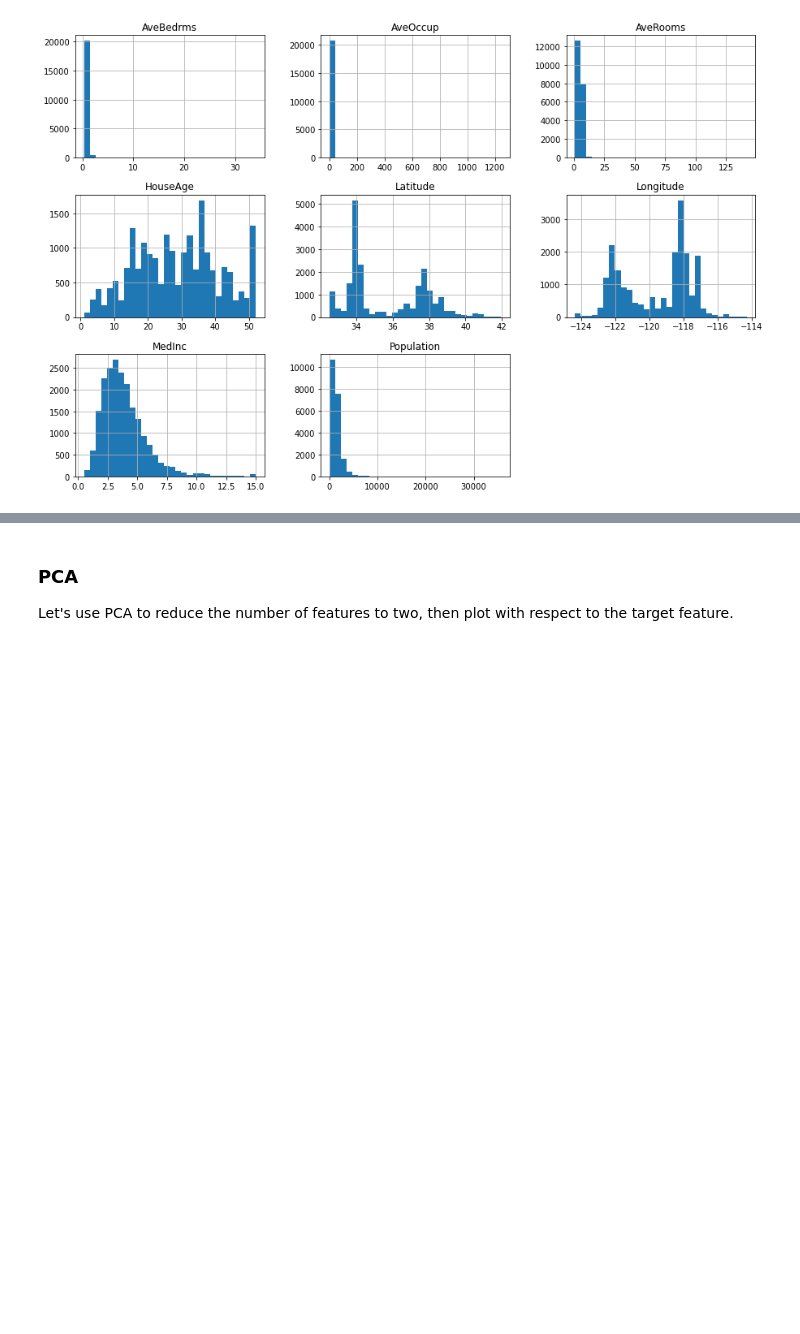
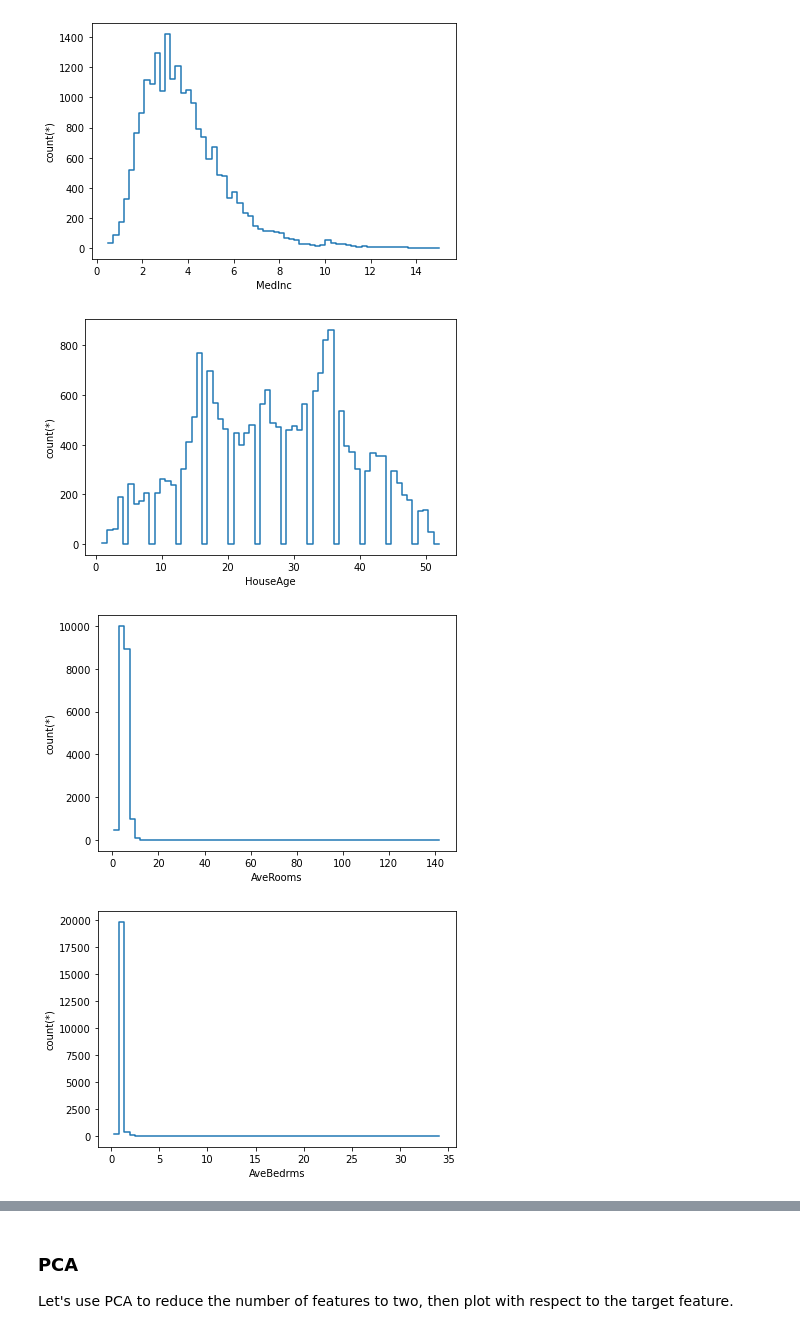
Before and after one commit to orchest/orchest, a Jupyter notebook: explore-data.ipynb, the cells around one changed output, grey strips where cells are left out. Cells and saved outputs as stored; diff of their text form; code cells hidden in the pictures; blank space fills up the shorter version.

```diff
--- a/explore-data.ipynb
+++ b/explore-data.ipynb
@@ -49,5 +68,9 @@ data.describe()
-# %%
-data.hist(bins=30, figsize=(15,10))
-plt.show()
-# %% [output]
-[figure, removed]
+# %%
+for col in data.columns.keys():
+    data.plot1d(col, shape=(64))
+    plt.show()
+# %% [output]
+[figure, added]
+[figure, added]
+[figure, added]
+[figure, added]
```
Also changed, not shown: parts of 7 cells of this notebook, 11 other files.
